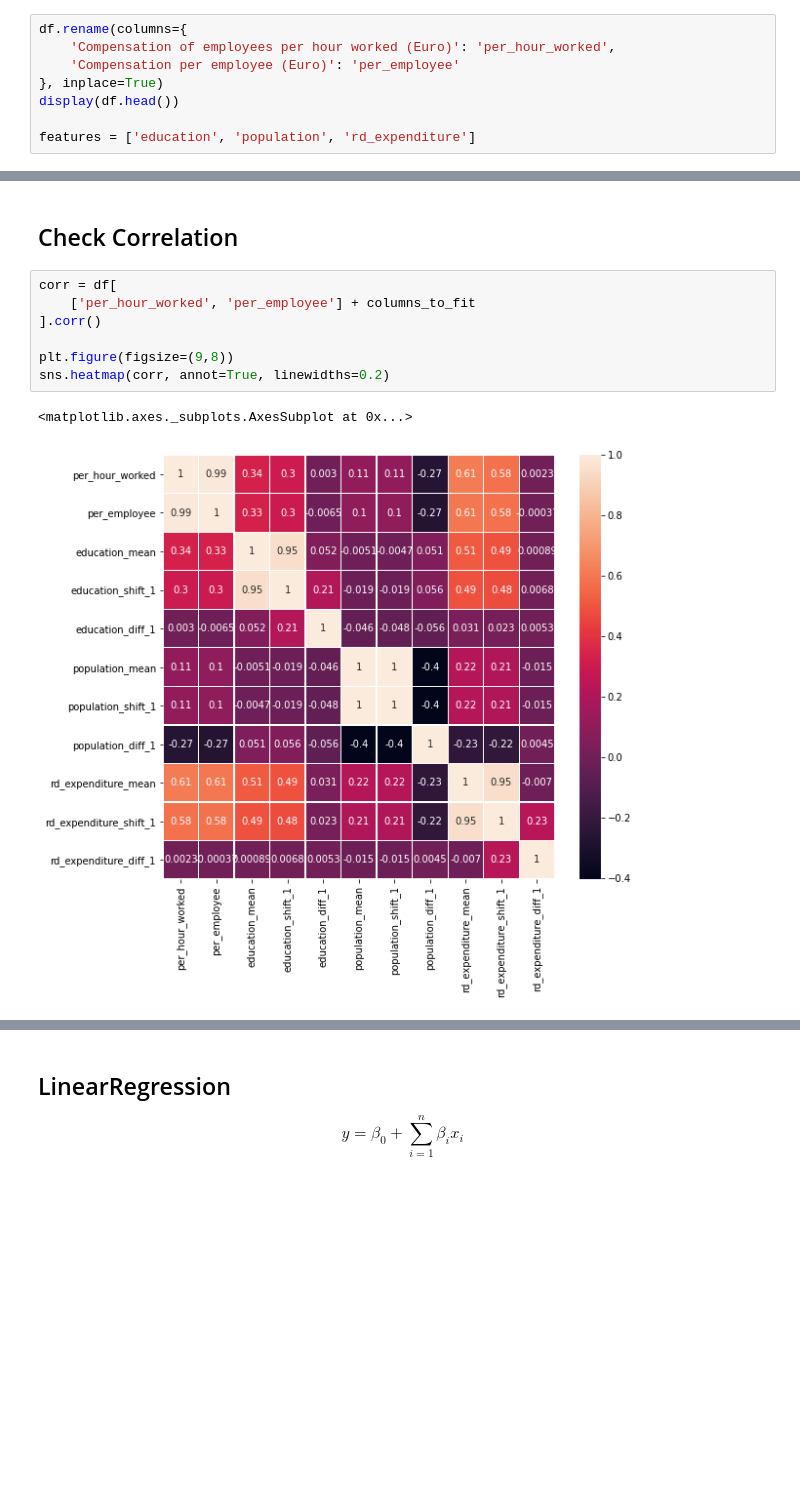
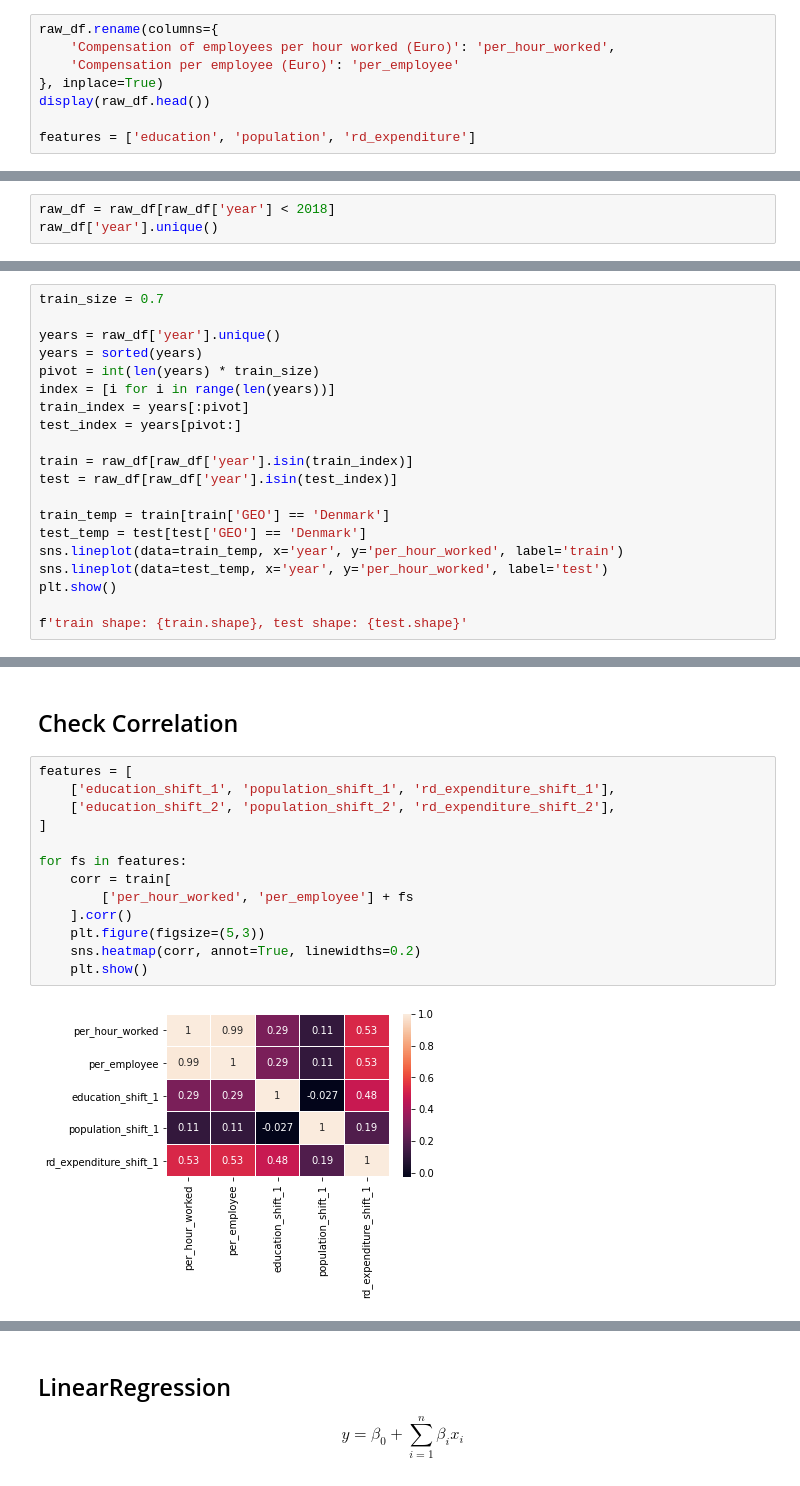
Before and after one commit to ADS-Group-15/eu-productivity-modeling, a Jupyter notebook: notebooks/models.ipynb, the cells around one changed output, grey strips where cells are left out. Drawn from its saved outputs; the diff is of its cells as text; blank space fills up the shorter version.

```diff
--- a/notebooks/models.ipynb
+++ b/notebooks/models.ipynb
@@ -30,11 +32,11 @@ df.head()
 | 3 | 2013 | Belgium | 37.2 | 53452.5 | 49.242857 | 11137974 | 2.33 |
 | 4 | 2014 | Belgium | 37.6 | 53965.2 | 50.285714 | 11180840 | 2.37 |
 # %%
-df.rename(columns={
+raw_df.rename(columns={
     'Compensation of employees per hour worked (Euro)': 'per_hour_worked',
     'Compensation per employee (Euro)': 'per_employee'
 }, inplace=True)
-display(df.head())
+display(raw_df.head())
 
 features = ['education', 'population', 'rd_expenditure']
 # %% [output]
@@ -46,0 +53,3 @@ features = ['education', 'population', 'rd_expenditure']
+# %%
+raw_df = raw_df[raw_df['year'] < 2018]
+raw_df['year'].unique()
@@ -46,0 +60,20 @@ features = ['education', 'population', 'rd_expenditure']
+# %%
+train_size = 0.7
+
+years = raw_df['year'].unique()
+years = sorted(years)
+pivot = int(len(years) * train_size)
+index = [i for i in range(len(years))]
+train_index = years[:pivot]
+test_index = years[pivot:]
+
+train = raw_df[raw_df['year'].isin(train_index)]
+test = raw_df[raw_df['year'].isin(test_index)]
+
+train_temp = train[train['GEO'] == 'Denmark']
+test_temp = test[test['GEO'] == 'Denmark']
+sns.lineplot(data=train_temp, x='year', y='per_hour_worked', label='train')
+sns.lineplot(data=test_temp, x='year', y='per_hour_worked', label='test')
+plt.show()
+
+f'train shape: {train.shape}, test shape: {test.shape}'
@@ -102,12 +179,17 @@ for column in ['per_hour_worked', 'per_employee'] + columns_to_fit:
 # %% [markdown]
 ## Check Correlation
 # %%
-corr = df[
-    ['per_hour_worked', 'per_employee'] + columns_to_fit
-].corr()
+features = [
+    ['education_shift_1', 'population_shift_1', 'rd_expenditure_shift_1'],
+    ['education_shift_2', 'population_shift_2', 'rd_expenditure_shift_2'],
+]
 
-plt.figure(figsize=(9,8))
-sns.heatmap(corr, annot=True, linewidths=0.2)
+for fs in features:
+    corr = train[
+        ['per_hour_worked', 'per_employee'] + fs
+    ].corr()
+    plt.figure(figsize=(5,3))
+    sns.heatmap(corr, annot=True, linewidths=0.2)
+    plt.show()
 # %% [output]
-<matplotlib.axes._subplots.AxesSubplot at 0x...>
-[figure, old version]
+[figure, new version]
```
Also changed, not shown: parts of 24 cells of this notebook, 4 other files.
